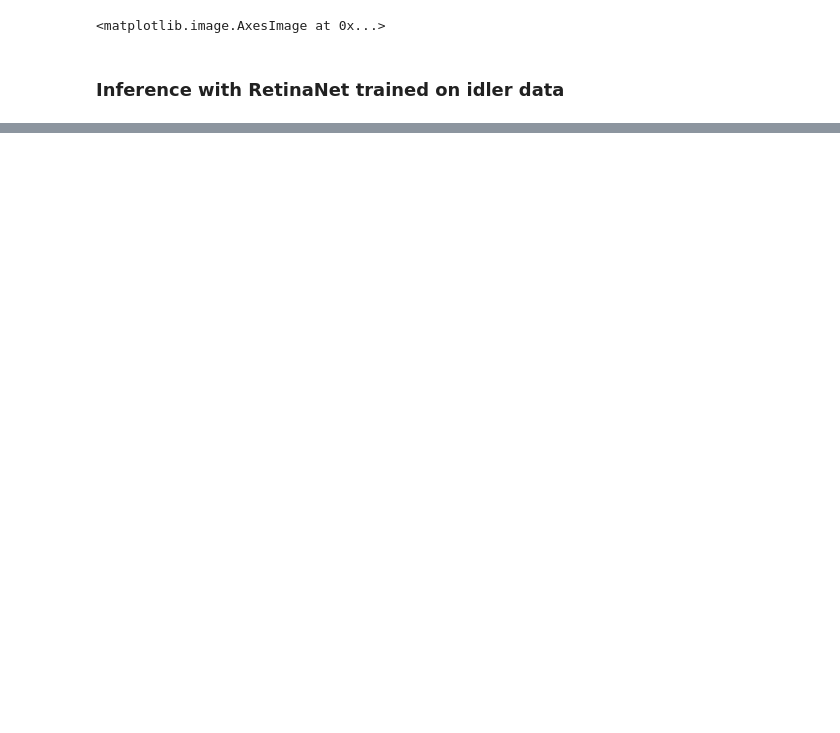
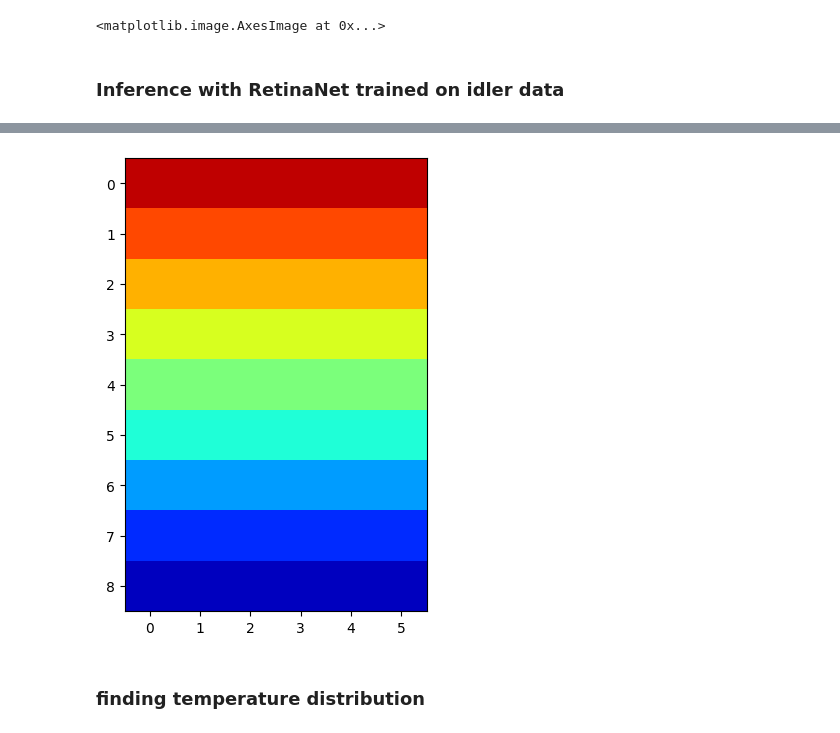
Before and after one commit to gauravpawar8/detectron2, a Jupyter notebook: scripts/detectron_tutorial.ipynb, the cells around one changed output, grey strips where cells are left out. Saved outputs shown, nothing was run; the diff lists cells and outputs as text; code cells hidden in the pictures; blank space fills up the shorter version.

```diff
--- a/scripts/detectron_tutorial.ipynb
+++ b/scripts/detectron_tutorial.ipynb
@@ -161,0 +364,9 @@ for im_name in content:
+# %%
+# %matplotlib notebook
+figure(num=None, figsize=(8, 6), dpi=100, facecolor='w', edgecolor='k')
+plt.imshow(cv2.cvtColor(resized_scale, cv2.COLOR_BGR2RGB))
+plt.show()
+# %% [output]
+[figure, added]
+# %% [markdown]
+### finding temperature distribution
```
Also changed, not shown: parts of 21 cells of this notebook, 12 other files.
